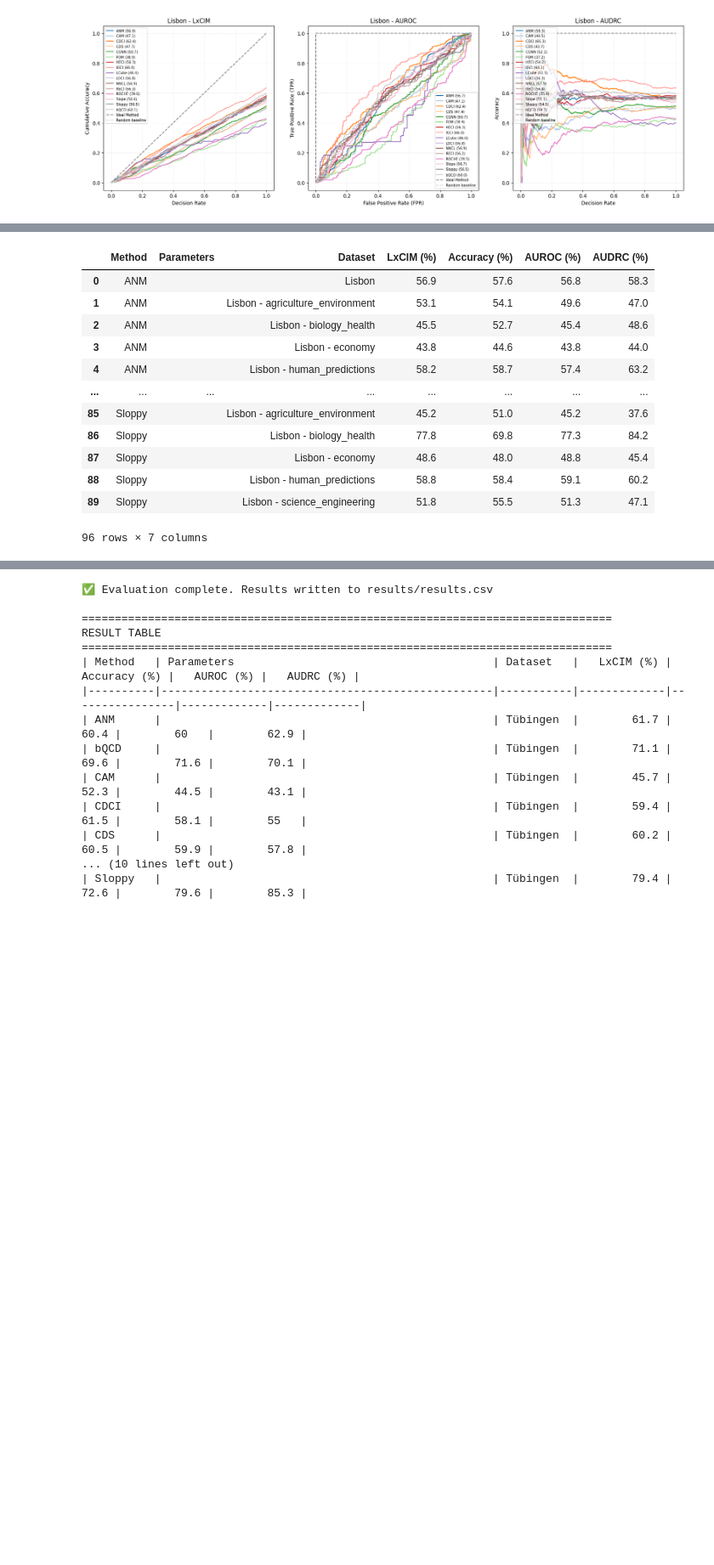
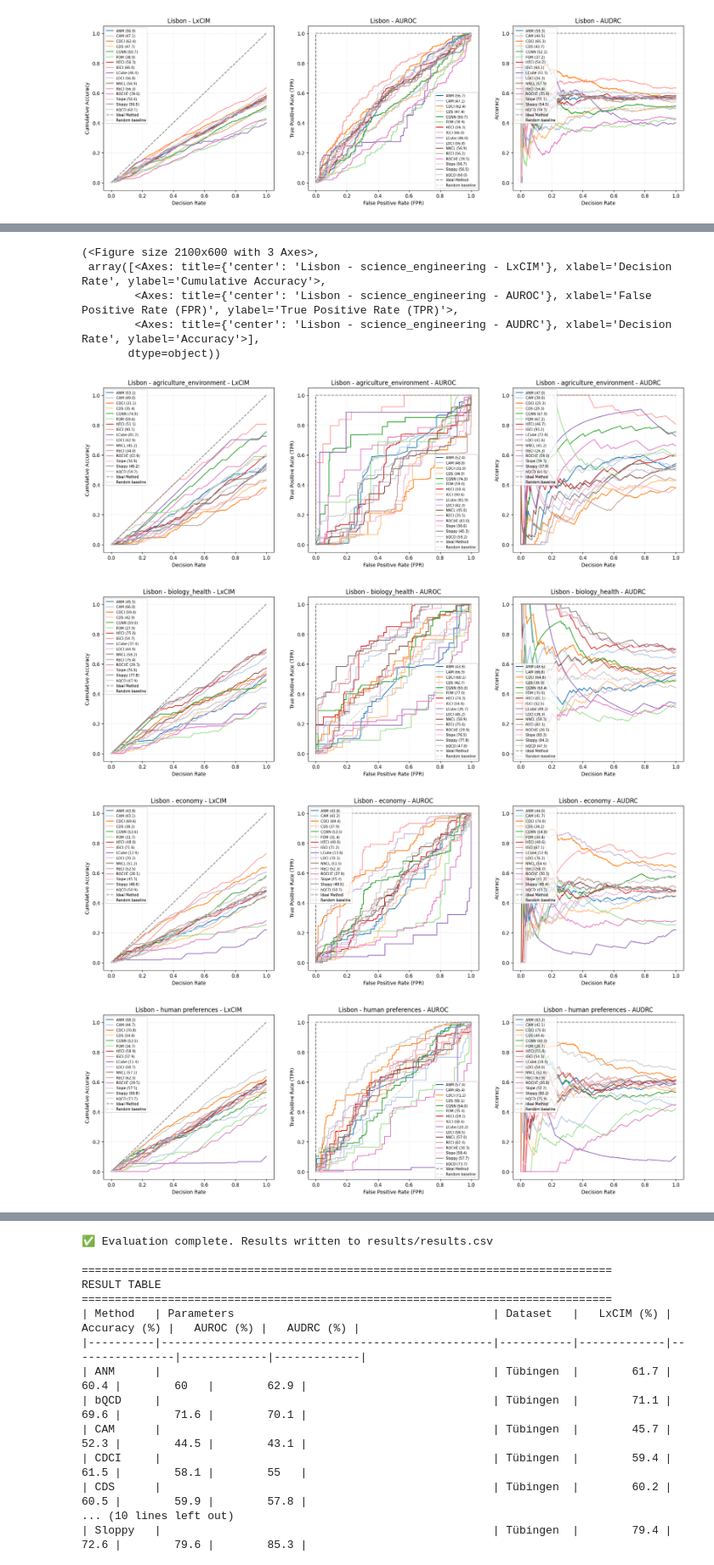
Before and after one commit to tiagobrogueira/Causal-Discovery-In-Exchangeable-Data, a Jupyter notebook: bicausal/lisbon_paper.ipynb, the cells around one changed output, grey strips where cells are left out. Shown at 85% size. Drawn from its saved outputs; the diff is of its cells as text; code cells hidden in the pictures; blank space fills up the shorter version.

```diff
--- a/bicausal/lisbon_paper.ipynb
+++ b/bicausal/lisbon_paper.ipynb
@@ -208,6 +208,11 @@ plot_dataset_curves("Lisbon", methods=all_methods, metrics=["LxCIM","AUROC","AUD
 #Appendix: Additional Results on the Lisbon Benchmark
 evaluate_lisbon(methods=all_methods,metrics=["LxCIM","accuracy","AUROC","AUDRC"])
 construct_table(methods=all_methods, datasets=["Lisbon","Lisbon - agriculture_environment","Lisbon - biology_health","Lisbon - economy","Lisbon - human_predictions","Lisbon - science_engineering"], metrics=["LxCIM","accuracy","AUROC","AUDRC"], include_variations=True,table_title="Lisbon paper - Appendix A - Lisbon results appendix")
+plot_dataset_curves("Lisbon - agriculture_environment", methods=all_methods, metrics=["LxCIM","AUROC","AUDRC"],include_variations=True, show_params=False, figure_name="Lisbon paper - Appendix Figure 4 - Agriculture_environment curves appendix")
+plot_dataset_curves("Lisbon - biology_health", methods=all_methods, metrics=["LxCIM","AUROC","AUDRC"],include_variations=True, show_params=False, figure_name="Lisbon paper - Appendix Figure 5 - Biology_health curves appendix")
+plot_dataset_curves("Lisbon - economy", methods=all_methods, metrics=["LxCIM","AUROC","AUDRC"],include_variations=True, show_params=False, figure_name="Lisbon paper - Appendix Figure 6 - Economy curves appendix")
+plot_dataset_curves("Lisbon - human_predictions", methods=all_methods, metrics=["LxCIM","AUROC","AUDRC"],include_variations=True, show_params=False, figure_name="Lisbon paper - Appendix Figure 7 - Human_predictions curves appendix")
+plot_dataset_curves("Lisbon - science_engineering", methods=all_methods, metrics=["LxCIM","AUROC","AUDRC"],include_variations=True, show_params=False, figure_name="Lisbon paper - Appendix Figure 8 - Science_engineering curves appendix")
 # %% [output]
 ✅ Evaluation complete. Results written to results/results.csv
 ✅ Evaluation complete. Results written to results/results.csv
@@ -226,16 +231,12 @@ RESULT TABLE
 ================================================================================
 
 Table saved to: table\Lisbon paper - Appendix A - Lisbon results appendix.tex
-|  | Method | Parameters | Dataset | LxCIM (%) | Accuracy (%) | AUROC (%) | AUDRC (%) |
-| 0 | ANM |  | Lisbon | 56.9 | 57.6 | 56.8 | 58.3 |
-| 1 | ANM |  | Lisbon - agriculture_environment | 53.1 | 54.1 | 49.6 | 47.0 |
-| 2 | ANM |  | Lisbon - biology_health | 45.5 | 52.7 | 45.4 | 48.6 |
-| 3 | ANM |  | Lisbon - economy | 43.8 | 44.6 | 43.8 | 44.0 |
-| 4 | ANM |  | Lisbon - human_predictions | 58.2 | 58.7 | 57.4 | 63.2 |
-| ... | ... | ... | ... | ... | ... | ... | ... |
-| 85 | Sloppy |  | Lisbon - agriculture_environment | 45.2 | 51.0 | 45.2 | 37.6 |
-| 86 | Sloppy |  | Lisbon - biology_health | 77.8 | 69.8 | 77.3 | 84.2 |
-| 87 | Sloppy |  | Lisbon - economy | 48.6 | 48.0 | 48.8 | 45.4 |
-| 88 | Sloppy |  | Lisbon - human_predictions | 58.8 | 58.4 | 59.1 | 60.2 |
-| 89 | Sloppy |  | Lisbon - science_engineering | 51.8 | 55.5 | 51.3 | 47.1 |
-96 rows × 7 columns
+(<Figure size 2100x600 with 3 Axes>,
+ array([<Axes: title={'center': 'Lisbon - science_engineering - LxCIM'}, xlabel='Decision Rate', ylabel='Cumulative Accuracy'>,
+        <Axes: title={'center': 'Lisbon - science_engineering - AUROC'}, xlabel='False Positive Rate (FPR)', ylabel='True Positive Rate (TPR)'>,
+        <Axes: title={'center': 'Lisbon - science_engineering - AUDRC'}, xlabel='Decision Rate', ylabel='Accuracy'>],
+       dtype=object))
+[figure, added]
+[figure, added]
+[figure, added]
+[figure, added]
```
Also changed, not shown: parts of 1 cell of this notebook, 13 other files.
